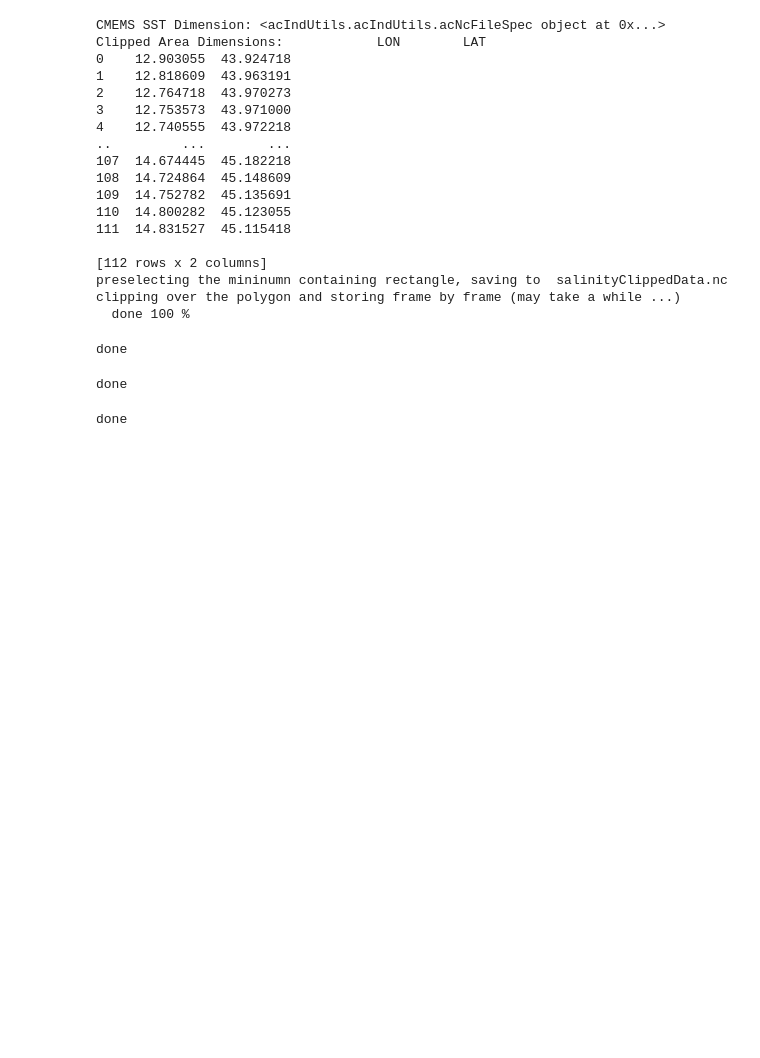
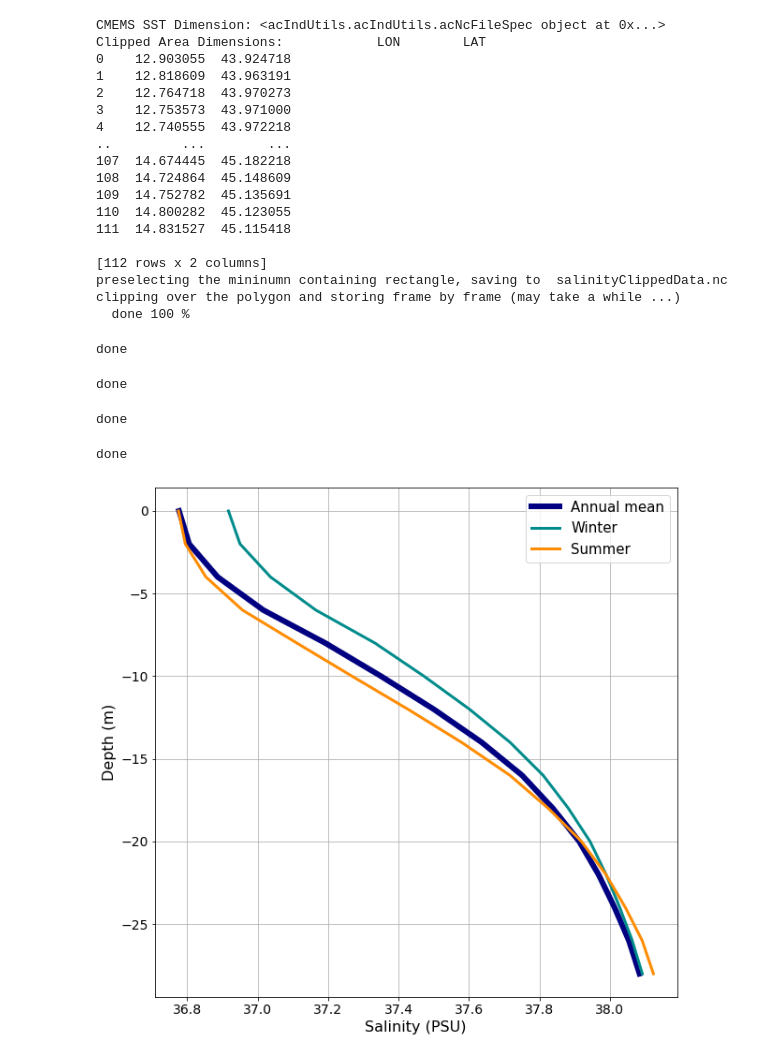
Before and after one commit to menta78/adriaClimIndicators, a Jupyter notebook: acIndicatorsSalinity.ipynb, the cells around one changed output. Cells and saved outputs as stored; diff of their text form; code cells hidden in the pictures; blank space fills up the shorter version.

Commit message:
1st implementation of the rendered salinity indicator

```diff
--- a/acIndicatorsSalinity.ipynb
+++ b/acIndicatorsSalinity.ipynb
@@ -9,10 +13,10 @@ from acIndUtils import acIndUtils
 # %%
 """
-Loading the perimeter of the area of interest
+Loading the perimeter of the area of interest and setting a few parameters
 """
 areaPerimeter = pd.read_csv("areas/areaNAdriatic.csv")
-verticalLevels = np.arange(0, 1000, 2)
-verticalProfileDepth = 30 # depth for vertical profiles
+verticalLevels = -np.arange(0, 1000, 2)
+maxDepth = -30 # max depth for vertical profiles
 # %%
 rawDataFileSpec = acIndUtils.acNcFileSpec(
     ncFileName="/Volumes/Nereide-1/dataset/CMEMS_REANALYSIS/SALINITY__since_1987/*_daily_cmems_reanalysis_salinity_AdriaticSea.nc",
@@ -80,3 +84,21 @@ acIndUtils.acGenerateSeasonalSummer(ncClippedDataFileSpec, summerMapsNcFileSpec.
 print("done")
 # %% [output]
 done
+# %%
+"""
+Generating the temporary nc file with the map of trend.
+"""
+acIndUtils.acComputeSenSlope3DMap(annualMapsNcFileSpec, trendMapNcSpec.ncFileName)
+print("done")
+# %% [output]
+done
+# %%
+"""
+Vertical mean profiles of salinity: annual, winter, summer
+"""
+figVProf = acIndSalinityGraphicUtils.acSalinityPlotVProfileAll(annualMapsNcFileSpec,
+                                                    summerMapsNcFileSpec,
+                                                    winterMapsNcFileSpec,
+                                                    maxDepth, zlevs=verticalLevels)
+# %% [output]
+[figure, added]
```
Also changed, not shown: parts of 2 cells of this notebook, 5 other files.
